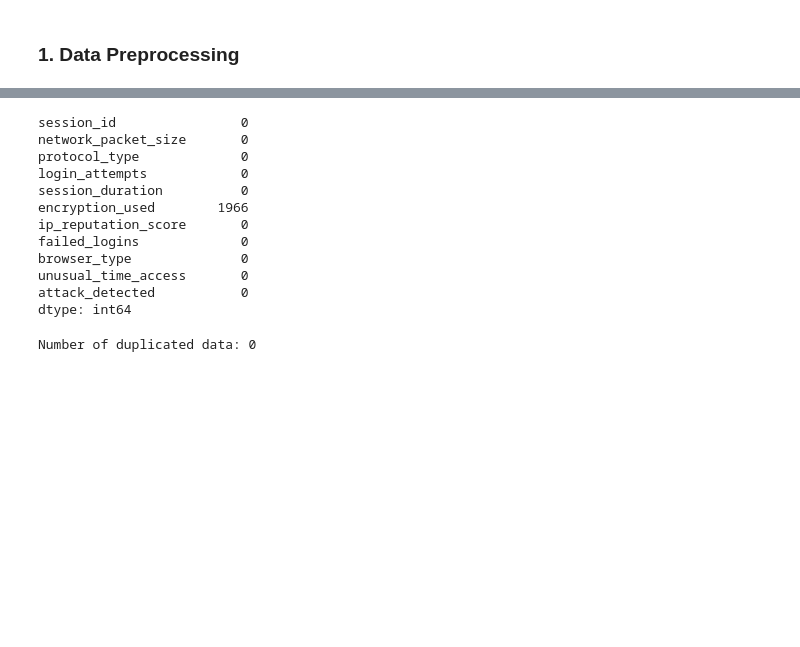
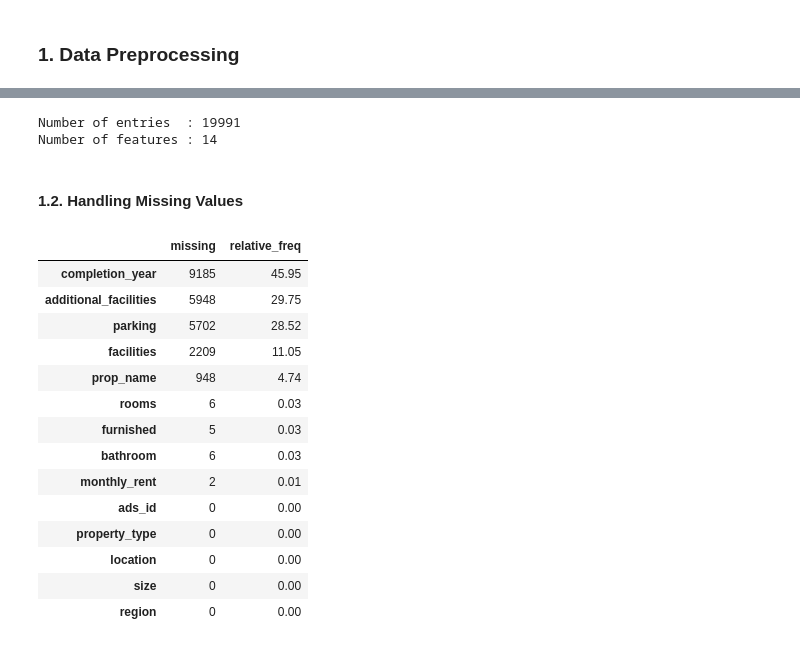
Before and after one commit to chuch3/DSC101, a Jupyter notebook: notebooks/DSC101.ipynb, the cells around one changed output, grey strips where cells are left out. Drawn from its saved outputs; the diff is of its cells as text; code cells hidden in the pictures; blank space fills up the shorter version.

```diff
--- a/notebooks/DSC101.ipynb
+++ b/notebooks/DSC101.ipynb
@@ -62,17 +60,0 @@ memory usage: 819.7+ KB
-# %%
-missing_values = df.isnull()
-
-missing_values.sum()
-# %% [output]
-session_id                0
-network_packet_size       0
-protocol_type             0
-login_attempts            0
-session_duration          0
-encryption_used        1966
-ip_reputation_score       0
-failed_logins             0
-browser_type              0
-unusual_time_access       0
-attack_detected           0
-dtype: int64
@@ -82,4 +61,29 @@ plt.show()
-# %%
-print(f"Number of duplicated data: {df.duplicated().sum()}")
-# %% [output]
-Number of duplicated data: 0
+# %%
+print(f"Number of entries  : {df.shape[0]}")
+print(f"Number of features : {df.shape[1]}")
+# %% [output]
+Number of entries  : 19991
+Number of features : 14
+# %% [markdown]
+#### 1.2. Handling Missing Values
+# %%
+missing_values = pd.DataFrame(df.isnull().sum(), columns=["missing"])
+
+missing_values["relative_freq"] = ((missing_values.missing / df.shape[0]) * 100).round(2)
+missing_values.sort_values(by="relative_freq", ascending=False)
+# %% [output]
+|  | missing | relative_freq |
+| completion_year | 9185 | 45.95 |
+| additional_facilities | 5948 | 29.75 |
+| parking | 5702 | 28.52 |
+| facilities | 2209 | 11.05 |
+| prop_name | 948 | 4.74 |
+| rooms | 6 | 0.03 |
+| furnished | 5 | 0.03 |
+| bathroom | 6 | 0.03 |
+| monthly_rent | 2 | 0.01 |
+| ads_id | 0 | 0.00 |
+| property_type | 0 | 0.00 |
+| location | 0 | 0.00 |
+| size | 0 | 0.00 |
+| region | 0 | 0.00 |
```
Also changed, not shown: parts of 9 cells of this notebook, 6 other files.
